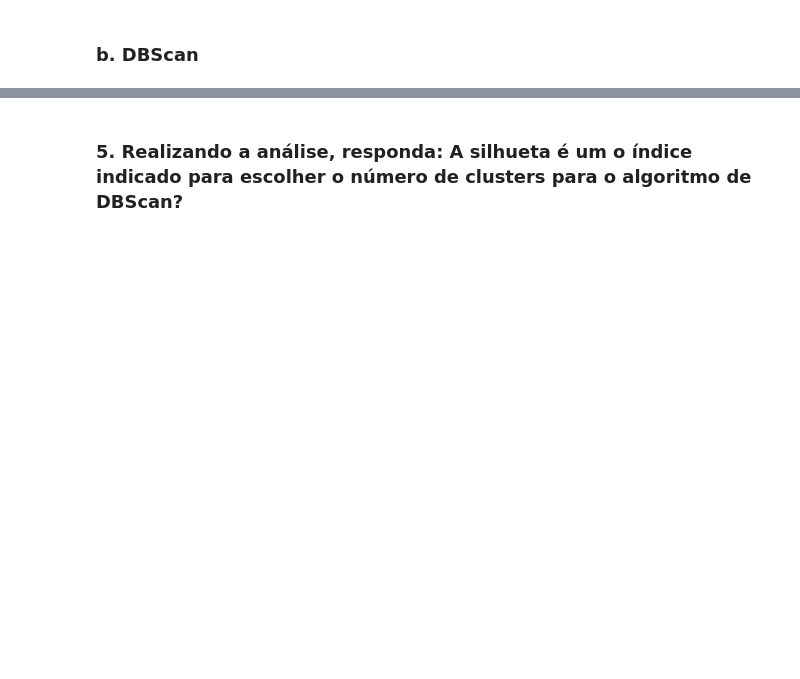
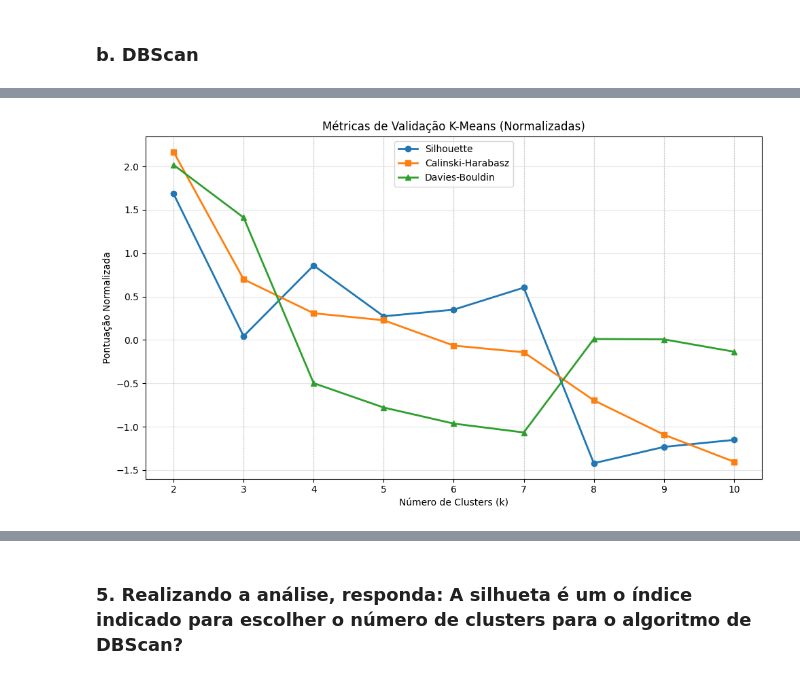
Before and after one commit to andreiluizpereira/clusterizacao_ii_infnet, a Jupyter notebook: pd.ipynb, the cells around one changed output, grey strips where cells are left out. Drawn from its saved outputs; the diff is of its cells as text; code cells hidden in the pictures; blank space fills up the shorter version.

```diff
--- a/pd.ipynb
+++ b/pd.ipynb
@@ -84,23 +120,3 @@ Para os dados pré-processados da etapa anterior você irá:
 ## 1. Realizar o agrupamento dos dados, escolhendo o número ótimo de clusters. Para tal, use o índice de silhueta e as técnicas:
 # %% [markdown]
 ### a. K-Médias
-# %%
-# Definir um range de valores de K a serem testados
-k_range = range(2, 11)
-kmeans_values = []
-
-# Para cada K, aplicar o algoritmo K-Means aos dados padronizados
-for k_value in k_range:
-    kmeans = KMeans(n_clusters=k_value, random_state=42, n_init=10).fit(X_scaled)
-
-    kmeans_silhouette_score = silhouette_score(X=X_scaled, labels=kmeans.labels_)
-    kmeans_values.append({
-        'k': k_value,
-        'score': kmeans_silhouette_score
-    })
-
-# Identificar o maior valor
-kmeans_max_silhouette_score = max(v['score'] for v in kmeans_values)
-best_k = [v['score'] for v in kmeans_values].index(kmeans_max_silhouette_score) + 2
-
-print(f"KMEANS -> K: {best_k}\tSilhouette Score: {kmeans_max_silhouette_score:.4f}")
@@ -214,0 +299,65 @@ Também é possível observar o comportamento do gráfico do Silhouette Score em
+# %%
+print("=" * 60)
+print("MÉTRICAS DE VALIDAÇÃO - K-MEANS")
+print("=" * 60)
+
+# Calcular métricas adicionais para K-Means
+kmeans_metrics = []
+for k_value in k_range:
+    kmeans_model = KMeans(n_clusters=k_value, random_state=42, n_init=10).fit(X_scaled)
+    labels = kmeans_model.labels_
+
+    silhouette = silhouette_score(X_scaled, labels)
+    calinski = calinski_harabasz_score(X_scaled, labels)
+    davies = davies_bouldin_score(X_scaled, labels)
+
+    kmeans_metrics.append({
+        'k': k_value,
+        'silhouette': silhouette,
+        'calinski_harabasz': calinski,
+        'davies_bouldin': davies,
+    })
+
+kmeans_df = pd.DataFrame(kmeans_metrics)
+
+# Identificar melhores valores para cada métrica
+best_k_silhouette = kmeans_df.loc[kmeans_df['silhouette'].idxmax(), 'k']
+best_k_calinski = kmeans_df.loc[kmeans_df['calinski_harabasz'].idxmax(), 'k']
+best_k_davies = kmeans_df.loc[kmeans_df['davies_bouldin'].idxmin(), 'k']
+
+print(f"\nMelhor K por métrica:")
+print(f"  Silhouette Score: k={int(best_k_silhouette)} (score={kmeans_df.loc[kmeans_df['silhouette'].idxmax(), 'silhouette']:.4f})")
+print(f"  Calinski-Harabasz: k={int(best_k_calinski)} (score={kmeans_df.loc[kmeans_df['calinski_harabasz'].idxmax(), 'calinski_harabasz']:.2f})")
+print(f"  Davies-Bouldin: k={int(best_k_davies)} (score={kmeans_df.loc[kmeans_df['davies_bouldin'].idxmin(), 'davies_bouldin']:.4f})")
+
+# Preparar dados normalizados para visualização conjunta
+results_df = kmeans_df[['silhouette', 'calinski_harabasz', 'davies_bouldin']].copy()
+results_df.columns = ['Silhouette', 'Calinski-Harabasz', 'Davies-Bouldin']
+results_df.index = kmeans_df['k']
+
+# Normalizar as métricas usando StandardScaler
+scaler_metrics = StandardScaler()
+results_scaled = scaler_metrics.fit_transform(results_df)
+results_scaled_df = pd.DataFrame(results_scaled, columns=results_df.columns, index=results_df.index)
+
+# Visualizar as métricas normalizadas em um único gráfico
+fig, ax = plt.subplots(figsize=(10, 6))
+
+# Plotar linhas para cada métrica
+ax.plot(results_scaled_df.index, results_scaled_df['Silhouette'], marker='o', label='Silhouette', linewidth=2)
+ax.plot(results_scaled_df.index, results_scaled_df['Calinski-Harabasz'], marker='s', label='Calinski-Harabasz', linewidth=2)
+ax.plot(results_scaled_df.index, results_scaled_df['Davies-Bouldin'], marker='^', label='Davies-Bouldin', linewidth=2)
+
+# Adicionar linhas verticais para cada k
+for k in k_range:
+    ax.axvline(k, linestyle=':', linewidth=1, alpha=0.3, color='gray')
+
+ax.set_xlabel('Número de Clusters (k)')
+ax.set_ylabel('Pontuação Normalizada')
+ax.set_title('Métricas de Validação K-Means (Normalizadas)')
+ax.legend()
+ax.grid(True, alpha=0.3)
+
+plt.tight_layout()
+plt.show()
+# %% [output]
@@ -214,0 +377 @@ Também é possível observar o comportamento do gráfico do Silhouette Score em
+[figure, added]
```
Also changed, not shown: parts of 56 cells of this notebook, 5 other files.
